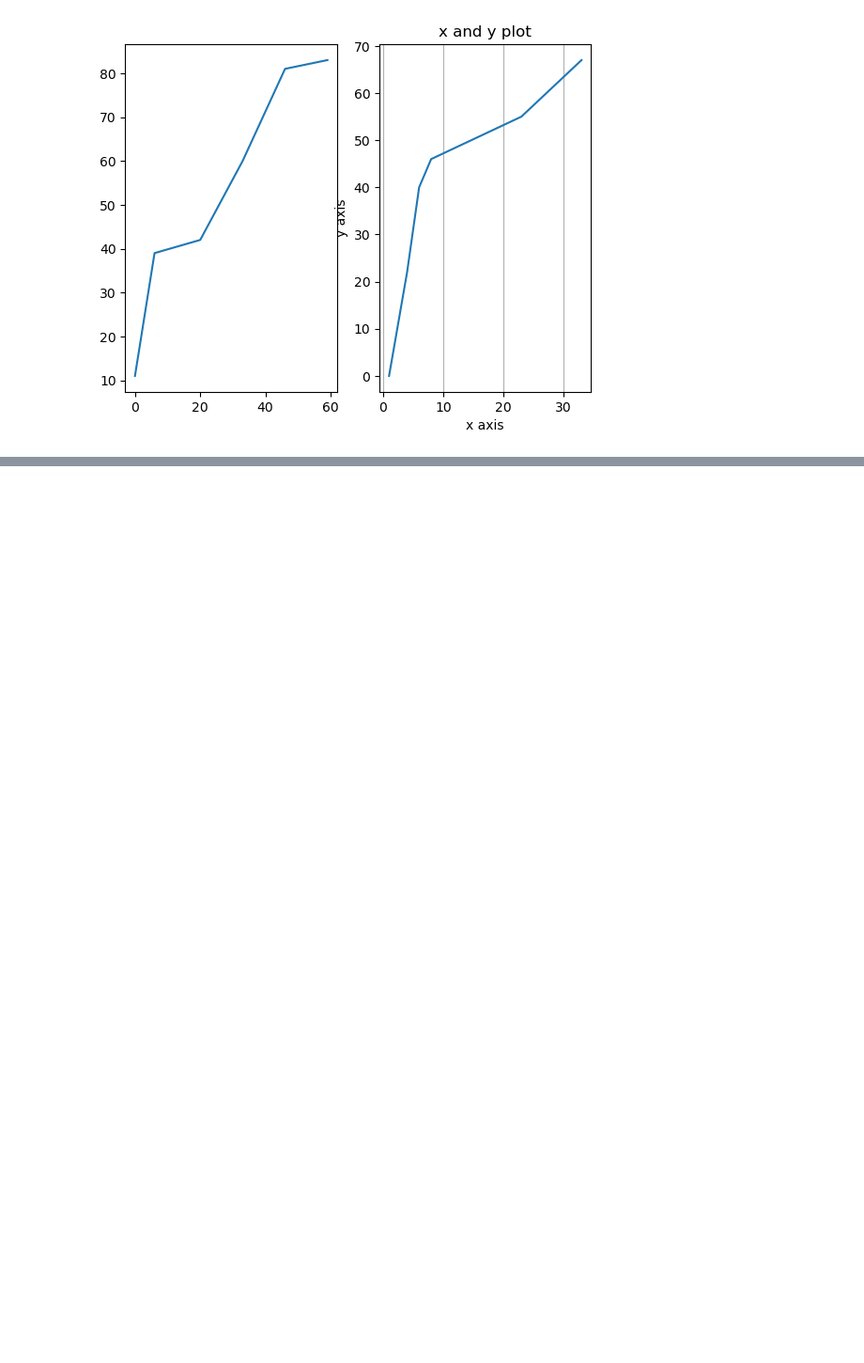
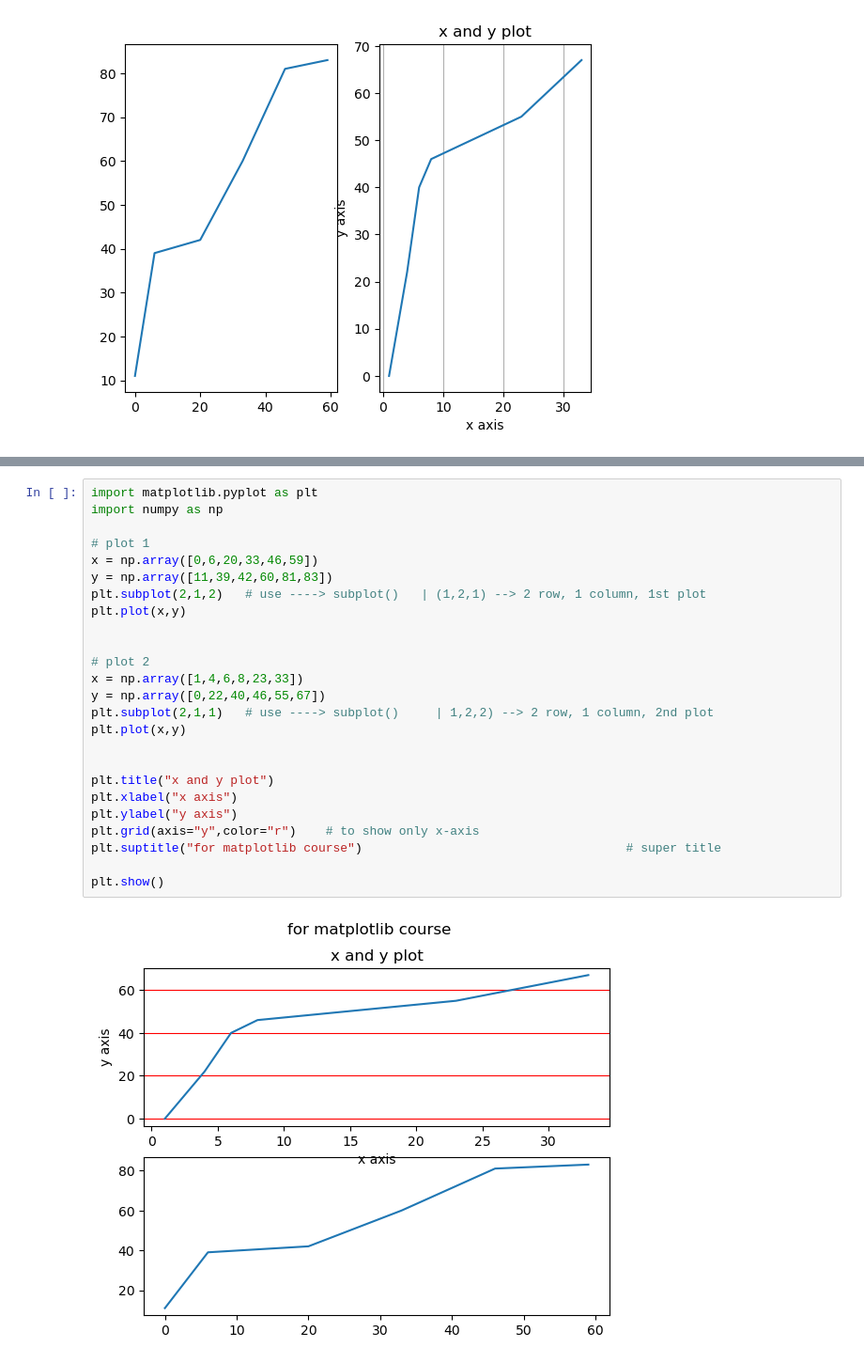
Before and after one commit to sesand/chuma-git, a Jupyter notebook: python-matplot.py.ipynb, the cells around one changed output, grey strips where cells are left out. Shown at 94% size. Drawn from its saved outputs; the diff is of its cells as text; blank space fills up the shorter version.

```diff
--- a/python-matplot.py.ipynb
+++ b/python-matplot.py.ipynb
@@ -546,0 +572,27 @@ plt.show()
+# %%
+import matplotlib.pyplot as plt
+import numpy as np
+
+# plot 1
+x = np.array([0,6,20,33,46,59])
+y = np.array([11,39,42,60,81,83])
+plt.subplot(2,1,2)   # use ----> subplot()   | (1,2,1) --> 2 row, 1 column, 1st plot
+plt.plot(x,y)
+
+
+# plot 2
+x = np.array([1,4,6,8,23,33])
+y = np.array([0,22,40,46,55,67])
+plt.subplot(2,1,1)   # use ----> subplot()     | 1,2,2) --> 2 row, 1 column, 2nd plot
+plt.plot(x,y)
+
+
+plt.title("x and y plot")
+plt.xlabel("x axis")
+plt.ylabel("y axis")
+plt.grid(axis="y",color="r")    # to show only x-axis
+plt.suptitle("for matplotlib course")                                    # super title
+
+plt.show()
+# %% [output]
+[figure, added]
```
Also changed, not shown: parts of 15 cells of this notebook.
